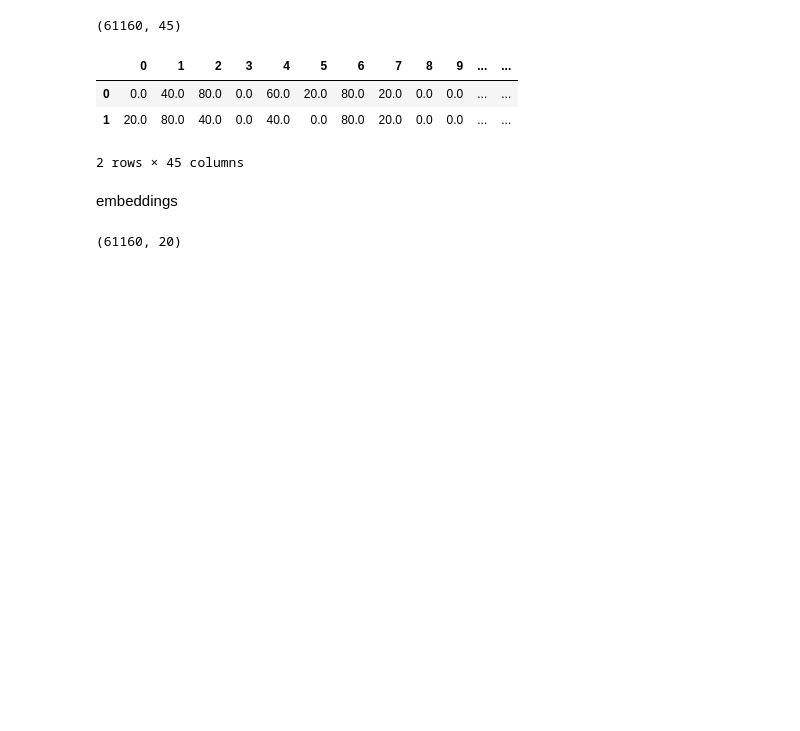
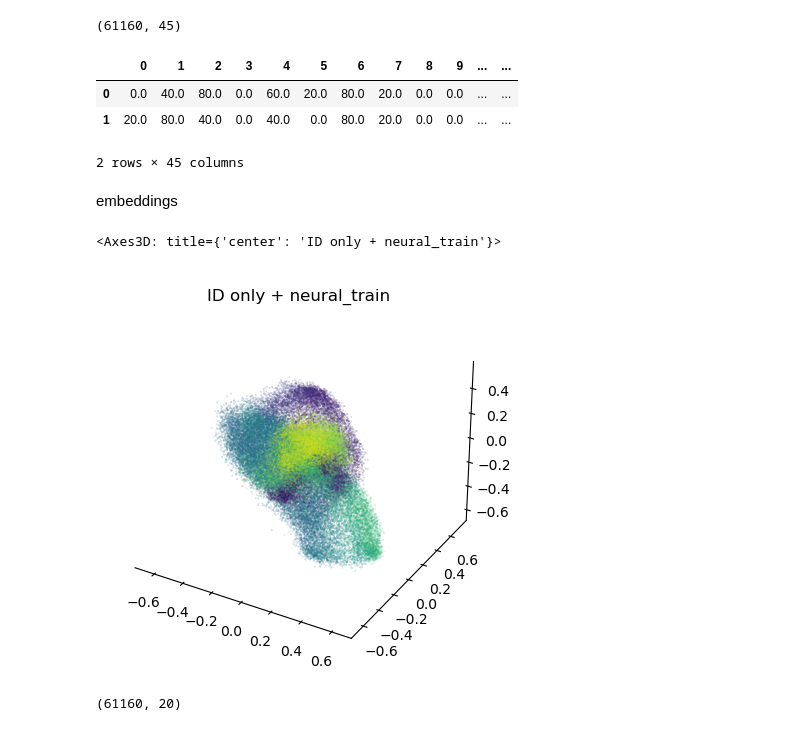
Before and after one commit to granthughes1999/RNN_reaching_task, a Jupyter notebook: rnn_weatherData.ipynb, the cells around one changed output. Saved outputs shown, nothing was run; the diff lists cells and outputs as text; code cells hidden in the pictures; blank space fills up the shorter version.

```diff
--- a/rnn_weatherData.ipynb
+++ b/rnn_weatherData.ipynb
@@ -316,6 +316,12 @@ data_m1_neuralData.head(2)
 2 rows × 45 columns
 # %% [markdown]
 embeddings
+# %%
+data_m1_embedding_T
+cebra.plot_embedding(embedding=data_m1_embedding_T, embedding_labels='time', title='ID only + neural_train')
+# %% [output]
+<Axes3D: title={'center': 'ID only + neural_train'}>
+[figure, added]
 # %%
 # Conver neural embeddings into a df that is (bins , features) = (units, embeddings)
 data_m1_embedding_T = m1_embedding_all
```
Also changed, not shown: parts of 25 cells of this notebook.
